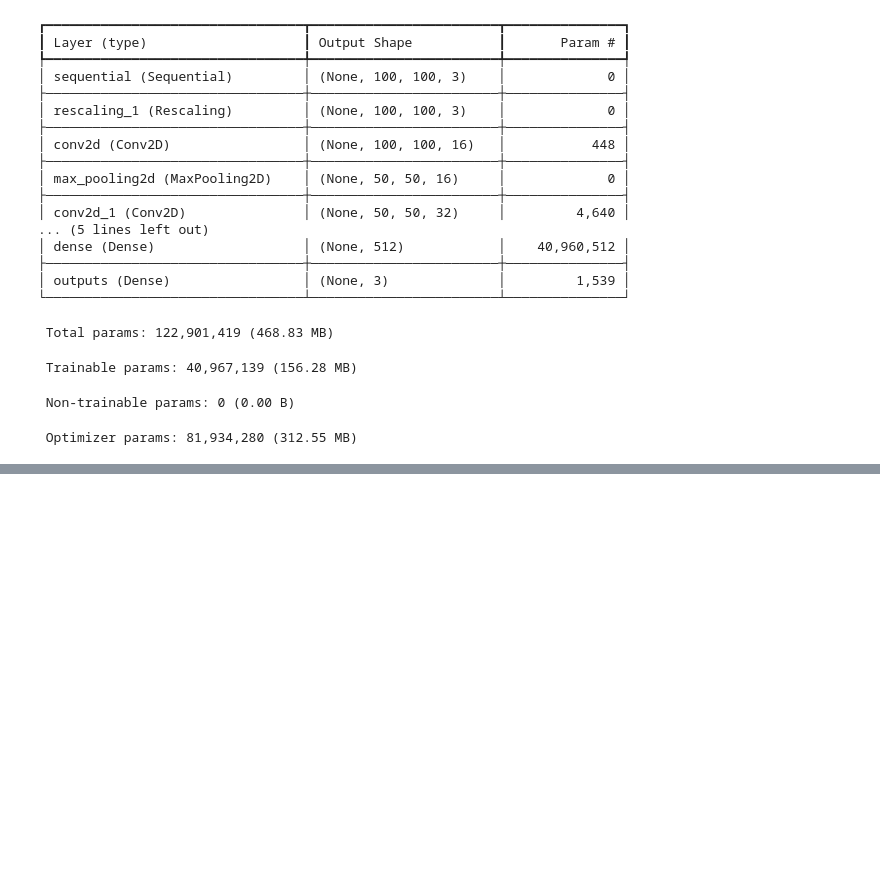
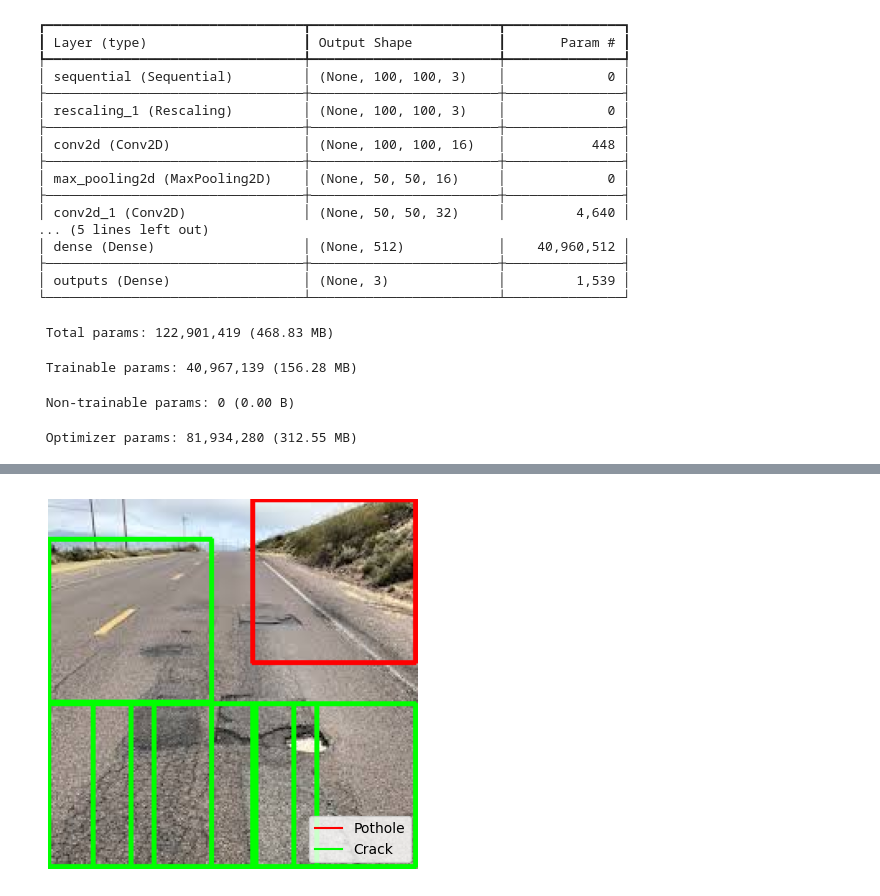
Before and after one commit to samuel-bazinet/cv_project, a Jupyter notebook: generate_potential_defects.ipynb, the cells around one changed output, grey strips where cells are left out. Cells and saved outputs as stored; diff of their text form; code cells hidden in the pictures; blank space fills up the shorter version.

```diff
--- a/generate_potential_defects.ipynb
+++ b/generate_potential_defects.ipynb
@@ -335,0 +355,3 @@ plt.show()
+# %%
+highlight_defects('./resources/test/rd47.jpg')
+# %% [output]
@@ -335,0 +365 @@ plt.show()
+[figure, added]
```
Also changed, not shown: parts of 4 cells of this notebook, 1 other file.
